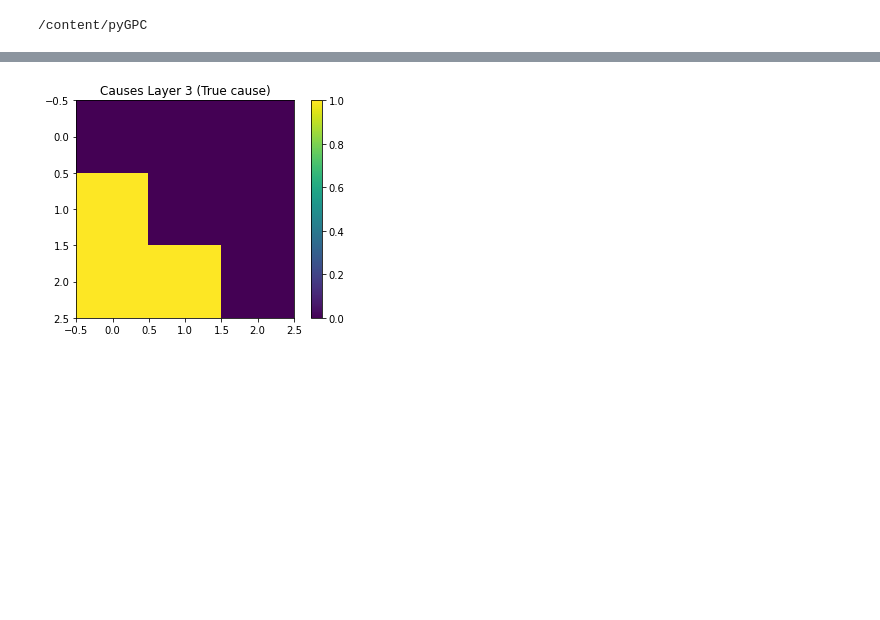
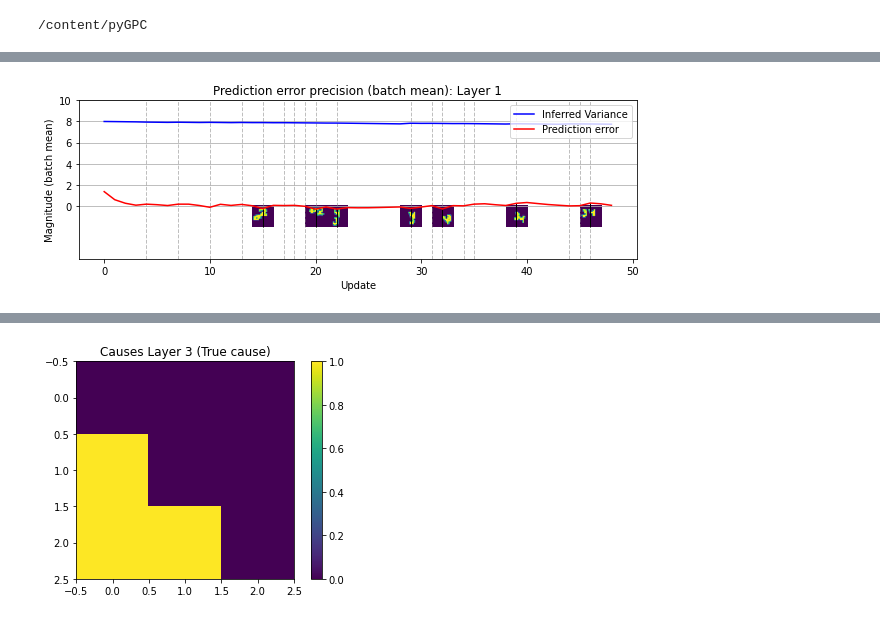
Before and after one commit to andreofner/pyGPC, a Jupyter notebook: demo.ipynb, the cells around one changed output, grey strips where cells are left out. Cells and saved outputs as stored; diff of their text form; code cells hidden in the pictures; blank space fills up the shorter version.

```diff
--- a/demo.ipynb
+++ b/demo.ipynb
@@ -38,0 +127,6 @@ torch.Size([16, 8, 4, 4])
+# %%
+""" Visualize updates and surprising images at high error peaks (absolute error > 0.1)"""
+generate_videos(preds_h, inputs, inputs, err_h, env_name, nr_videos=3, scale=25);
+plot_thumbnails(precisions, errors=raw_errors, inputs=inputs, datapoints=datapoints, threshold=0.2, img_s=2);
+# %% [output]
+[figure, added]
```
Also changed, not shown: parts of 7 cells of this notebook.
